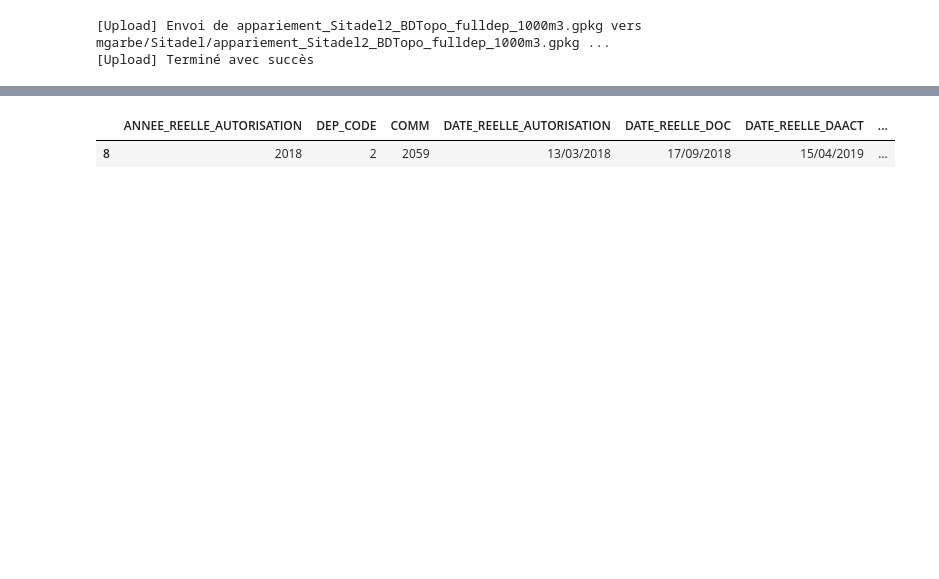
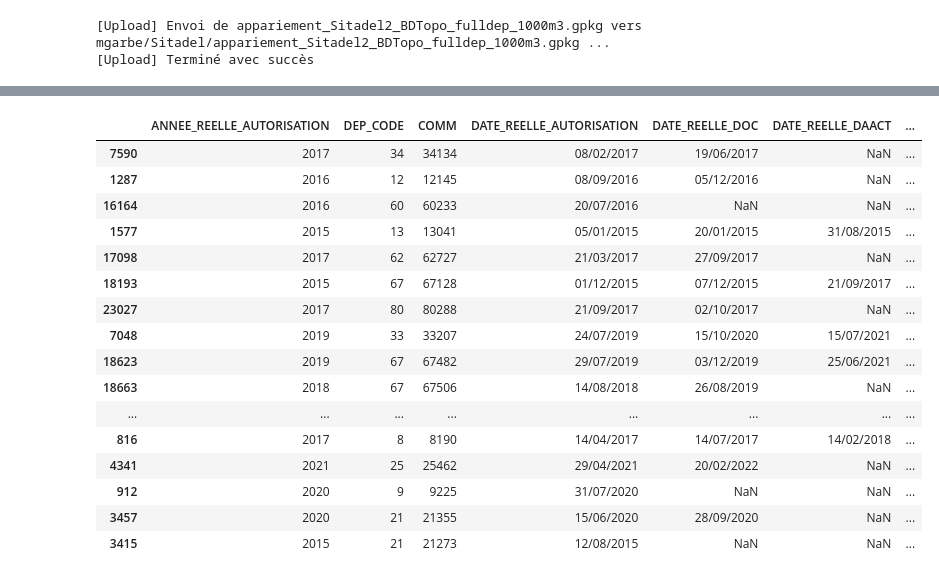
Before and after one commit to xdalp/projet3A, a Jupyter notebook: appariement_Sitadel_BDTopo.ipynb, the cells around one changed output, grey strips where cells are left out. Saved outputs shown, nothing was run; the diff lists cells and outputs as text; code cells hidden in the pictures; blank space fills up the shorter version.

```diff
--- a/appariement_Sitadel_BDTopo.ipynb
+++ b/appariement_Sitadel_BDTopo.ipynb
@@ -61,5 +61,9 @@ gdf=load_gpkg("BDTOPO/BDTOPO_BATI_merge_dep_all_1000m3.gpkg")
 # %% [output]
 Téléchargement depuis mgarbe/BDTOPO/BDTOPO_BATI_merge_dep_all_1000m3.gpkg ...
 Chargement réussi (4120762 lignes)
+# %%
+#meilleure estimmation de l'apparition du bati
+gdf["DATE_CREAT"] = pd.to_datetime(gdf["DATE_CREAT"], errors="coerce").dt.year.astype('Int64')
+gdf["Apparition_BDTopo"] = gdf[["Annee", "DATE_CREAT"]].min(axis=1)
 # %% [markdown]
 # Initialisation des temp pour appariement
@@ -68,10 +129,10 @@ seuil_dep=21
 # %%
-from appariement_Sitadel_BDTopo_fonctions import nouveaux_batiments
-temp_BDTopo=nouveaux_batiments(gdf[gdf["Dep"]<seuil_dep])
+#from appariement_Sitadel_BDTopo_fonctions import nouveaux_batiments
+#temp_BDTopo=nouveaux_batiments(gdf[gdf["Dep"]<seuil_dep])
 
 # Créer la colonne Apparition_BDTopo : max entre Annee et DATE_CREAT, en ignorant les NaN
-temp_BDTopo["DATE_CREAT"] = pd.to_datetime(temp_BDTopo["DATE_CREAT"], errors="coerce").dt.year
-temp_BDTopo["Apparition_BDTopo"] = pd.concat([temp_BDTopo["Annee"], annee_date_creat], axis=1).max(axis=1)
+#temp_BDTopo["DATE_CREAT"] = pd.to_datetime(temp_BDTopo["DATE_CREAT"], errors="coerce").dt.year
+#temp_BDTopo["Apparition_BDTopo"] = pd.concat([temp_BDTopo["Annee"], annee_date_creat], axis=1).max(axis=1)
 # %% [output]
 Traitement du dep 19, année 2025 ; jusqu'ici 13915 nouveaux bâtiments detectés
 # %%
@@ -86,3 +147,5 @@ temp_sit=df1000[df1000["DEP_CODE"]<seuil_dep]
+# %%
+temp_sit=df1000.copy()
 # %%
 temp_sit['SURF_CREEE'] = temp_sit[['SURF_IND_CREEE', 'SURF_ENT_CREEE', 'SURF_COM_CREEE']].sum(axis=1)
 temp_sit = temp_sit[[
@@ -315,8 +396,23 @@ Nombre de NaN : 4436
 # %%
-temp_sit[temp_sit["match_temp"]>0].head(1)
+temp_sit[(temp_sit["match_temp"]>0) & (temp_sit["SURF_CREEE"]>2000)].sample(n=20, random_state=42)
 # %% [output]
 |  | ANNEE_REELLE_AUTORISATION | DEP_CODE | COMM | DATE_REELLE_AUTORISATION | DATE_REELLE_DOC | DATE_REELLE_DAACT | ... |
-| 8 | 2018 | 2 | 2059 | 13/03/2018 | 17/09/2018 | 15/04/2019 | ... |
+| 7590 | 2017 | 34 | 34134 | 08/02/2017 | 19/06/2017 | NaN | ... |
+| 1287 | 2016 | 12 | 12145 | 08/09/2016 | 05/12/2016 | NaN | ... |
+| 16164 | 2016 | 60 | 60233 | 20/07/2016 | NaN | NaN | ... |
+| 1577 | 2015 | 13 | 13041 | 05/01/2015 | 20/01/2015 | 31/08/2015 | ... |
+| 17098 | 2017 | 62 | 62727 | 21/03/2017 | 27/09/2017 | NaN | ... |
+| 18193 | 2015 | 67 | 67128 | 01/12/2015 | 07/12/2015 | 21/09/2017 | ... |
+| 23027 | 2017 | 80 | 80288 | 21/09/2017 | 02/10/2017 | NaN | ... |
+| 7048 | 2019 | 33 | 33207 | 24/07/2019 | 15/10/2020 | 15/07/2021 | ... |
+| 18623 | 2019 | 67 | 67482 | 29/07/2019 | 03/12/2019 | 25/06/2021 | ... |
+| 18663 | 2018 | 67 | 67506 | 14/08/2018 | 26/08/2019 | NaN | ... |
+| ... | ... | ... | ... | ... | ... | ... | ... |
+| 816 | 2017 | 8 | 8190 | 14/04/2017 | 14/07/2017 | 14/02/2018 | ... |
+| 4341 | 2021 | 25 | 25462 | 29/04/2021 | 20/02/2022 | NaN | ... |
+| 912 | 2020 | 9 | 9225 | 31/07/2020 | NaN | NaN | ... |
+| 3457 | 2020 | 21 | 21355 | 15/06/2020 | 28/09/2020 | NaN | ... |
+| 3415 | 2015 | 21 | 21273 | 12/08/2015 | NaN | NaN | ... |
 # %%
 import matplotlib.pyplot as plt
 import seaborn as sns
```
Also changed, not shown: parts of 19 cells of this notebook, 4 other files.
